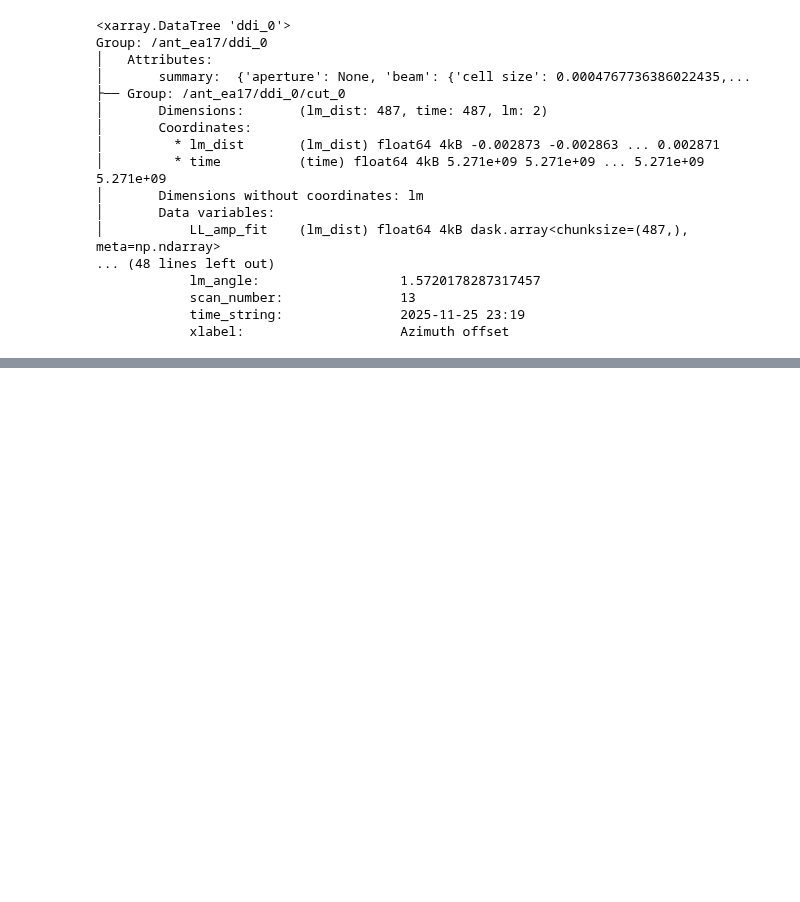
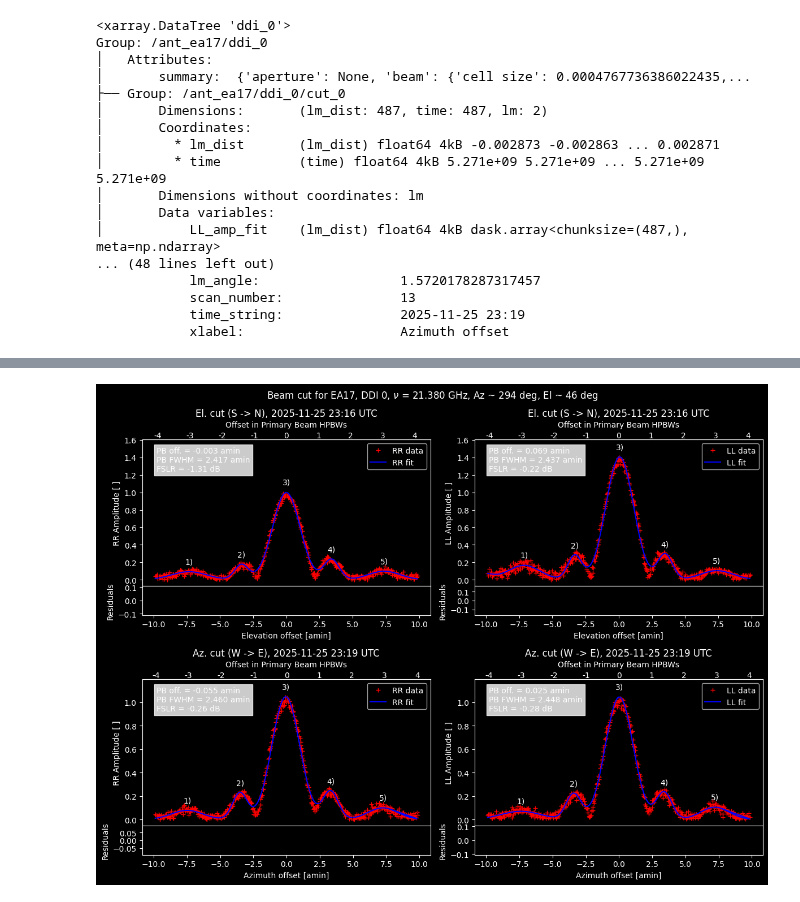
Before and after one commit to nrao/astrohack, a Jupyter notebook: docs/beamcut_tutorial.ipynb, the cells around one changed output, grey strips where cells are left out. Drawn from its saved outputs; the diff is of its cells as text; code cells hidden in the pictures; blank space fills up the shorter version.

Commit message:
Implemented all routines in beamcut_tutorial.ipynb, text still missing.

```diff
--- a/docs/beamcut_tutorial.ipynb
+++ b/docs/beamcut_tutorial.ipynb
@@ -82,7 +87,7 @@ No destination bla bla, destination bla bla
 # %%
 from astrohack import beamcut
 
-beamcut_name = f'{basename}.beamcut.zarr'
+beamcut_name = f'data/{basename}.beamcut.zarr'
 
 beamcut_mds = beamcut(holog_name,
         beamcut_name,
@@ -171,0 +181,8 @@ Group: /ant_ea17/ddi_0
+# %%
+beamcut_exports = 'beamcut_exports'
+
+beamcut_mds.plot_beamcut_in_amplitude(beamcut_exports,
+                                      ant='ea17',
+                                      ddi=0,
+                                      display=True,)
+# %% [output]
@@ -171,0 +190 @@ Group: /ant_ea17/ddi_0
+[figure, added]
```
Also changed, not shown: parts of 11 cells of this notebook.
